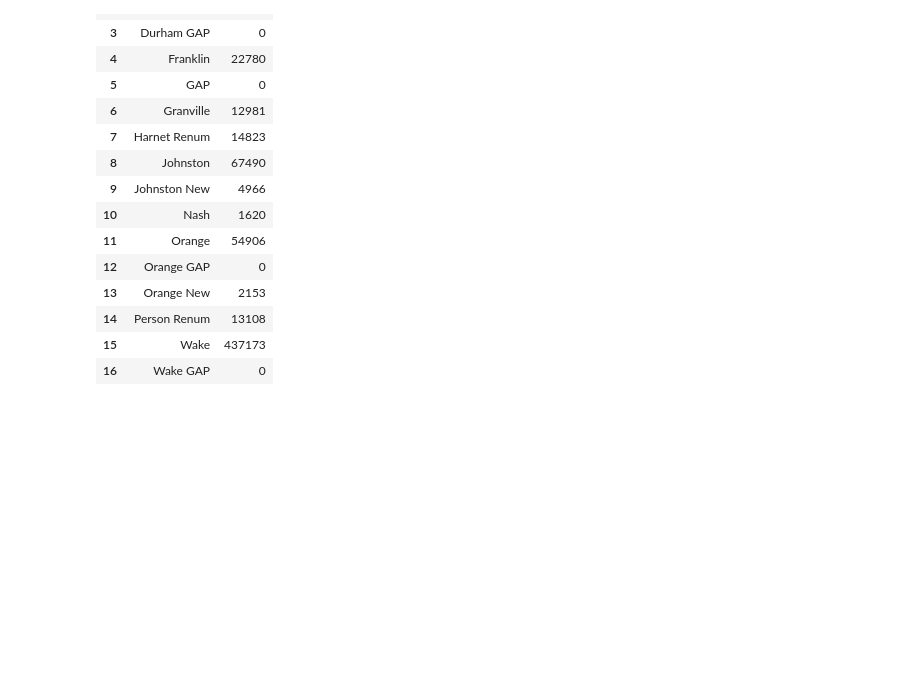
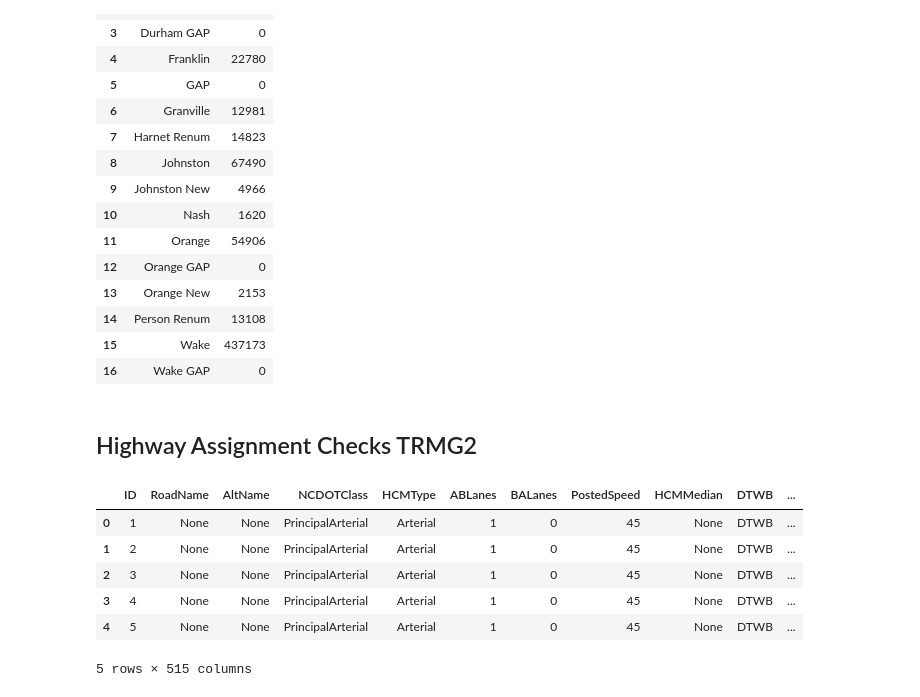
Before and after one commit to JFord-DCHCMPO/TRMG2_Analyses, a Jupyter notebook: TRMG2_Analyses.ipynb, the cells around one changed output. Cells and saved outputs as stored; diff of their text form; code cells hidden in the pictures; blank space fills up the shorter version.

```diff
--- a/TRMG2_Analyses.ipynb
+++ b/TRMG2_Analyses.ipynb
@@ -74,3 +77,5 @@ county_sum
 | 14 | Person Renum | 13108 |
 | 15 | Wake | 437173 |
 | 16 | Wake GAP | 0 |
+# %% [markdown]
+## Highway Assignment Checks TRMG2
@@ -76,0 +93,10 @@ county_sum
+# %%
+hwy_2016_g2.head()
+# %% [output]
+|  | ID | RoadName | AltName | NCDOTClass | HCMType | ABLanes | BALanes | PostedSpeed | HCMMedian | DTWB | ... |
+| 0 | 1 | None | None | PrincipalArterial | Arterial | 1 | 0 | 45 | None | DTWB | ... |
+| 1 | 2 | None | None | PrincipalArterial | Arterial | 1 | 0 | 45 | None | DTWB | ... |
+| 2 | 3 | None | None | PrincipalArterial | Arterial | 1 | 0 | 45 | None | DTWB | ... |
+| 3 | 4 | None | None | PrincipalArterial | Arterial | 1 | 0 | 45 | None | DTWB | ... |
+| 4 | 5 | None | None | PrincipalArterial | Arterial | 1 | 0 | 45 | None | DTWB | ... |
+5 rows × 515 columns
```
Also changed, not shown: parts of 6 cells of this notebook.
